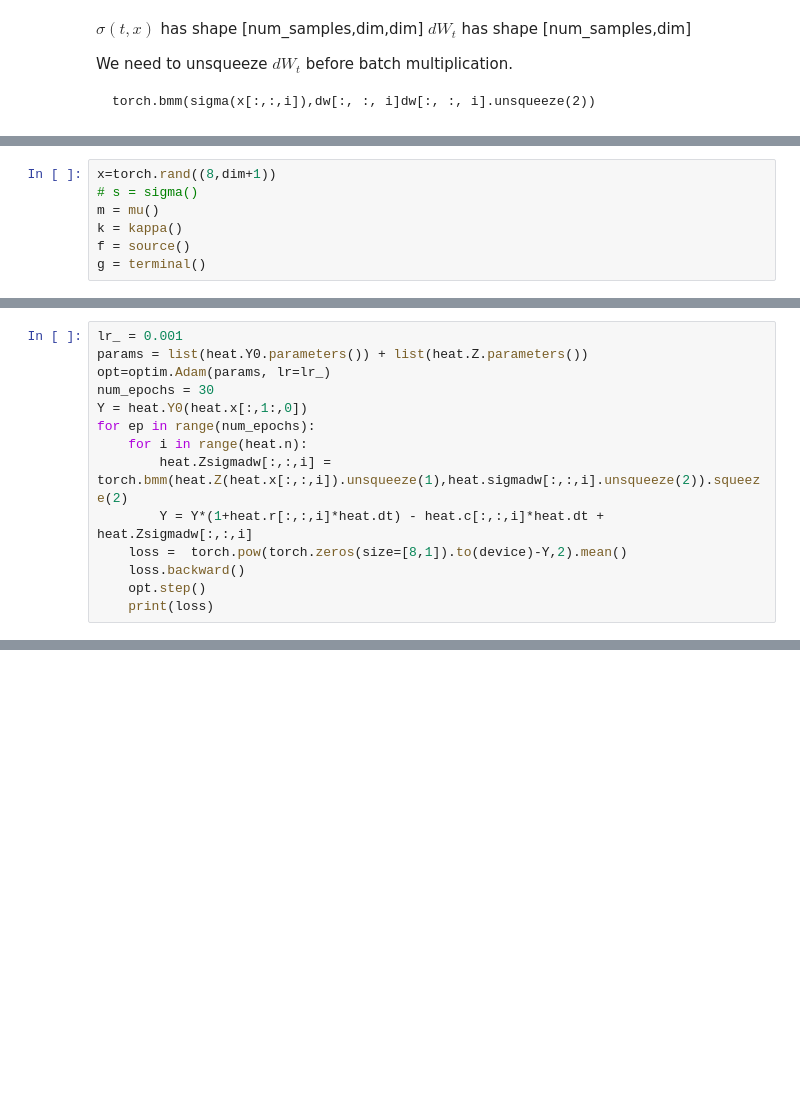
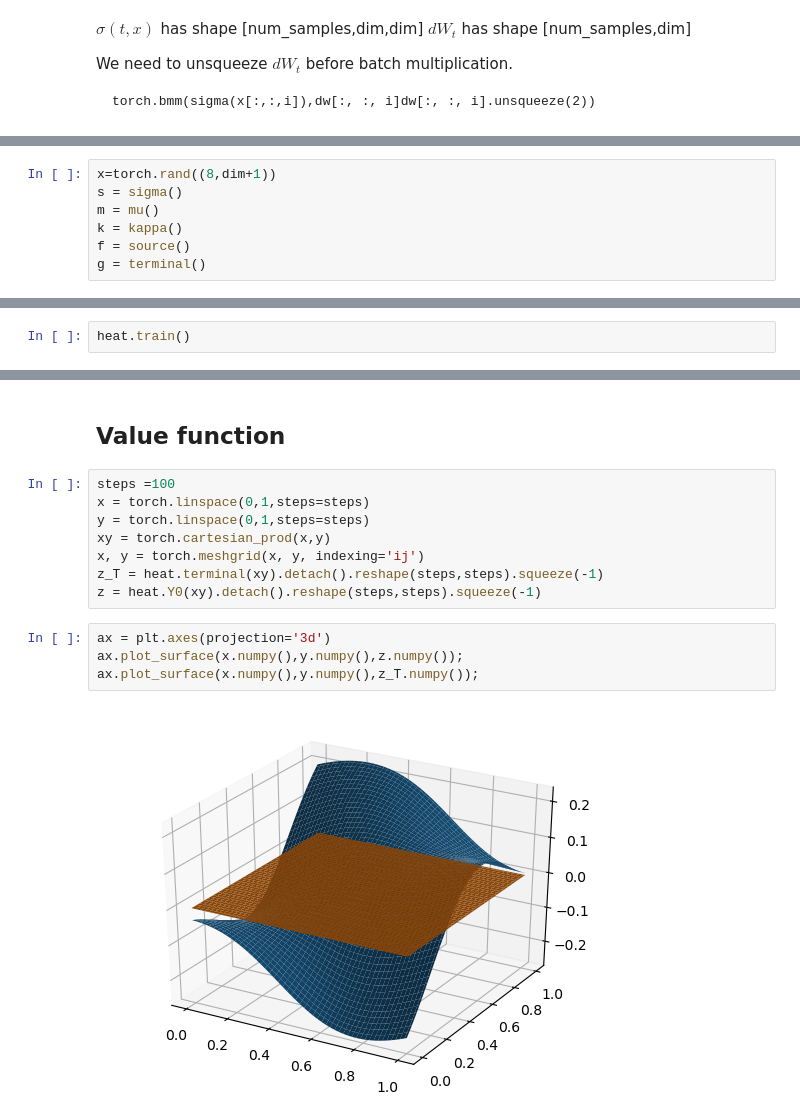
Before and after one commit to arashfahim/reduction-method-for-fully-nonlinear-PDEs, a Jupyter notebook: Rewrite.ipynb, the cells around one changed output, grey strips where cells are left out. Drawn from its saved outputs; the diff is of its cells as text; blank space fills up the shorter version.

```diff
--- a/Rewrite.ipynb
+++ b/Rewrite.ipynb
@@ -472,7 +472,7 @@ class Znet(nn.Module): #input [M,D+1]   #output [M,1]
         return logits#.reshape([dim,dim])
 # %%
 x=torch.rand((8,dim+1))
-# s = sigma()
+s = sigma()
 m = mu()
 k = kappa()
 f = source()
@@ -534,14 +546,0 @@ NameError: name 's' is not defined
-# %%
-lr_ = 0.001
-params = list(heat.Y0.parameters()) + list(heat.Z.parameters())
-opt=optim.Adam(params, lr=lr_)
-num_epochs = 30
-Y = heat.Y0(heat.x[:,1:,0])
-for ep in range(num_epochs):
-    for i in range(heat.n):
-        heat.Zsigmadw[:,:,i] = torch.bmm(heat.Z(heat.x[:,:,i]).unsqueeze(1),heat.sigmadw[:,:,i].unsqueeze(2)).squeeze(2)
-        Y = Y*(1+heat.r[:,:,i]*heat.dt) - heat.c[:,:,i]*heat.dt + heat.Zsigmadw[:,:,i]
-    loss =  torch.pow(torch.zeros(size=[8,1]).to(device)-Y,2).mean()
-    loss.backward()
-    opt.step()
-    print(loss)
@@ -607,0 +547,2 @@ RuntimeError: Trying to backward through the graph a second time (or directly ac
+# %%
+heat.train()
@@ -607,0 +567,16 @@ RuntimeError: Trying to backward through the graph a second time (or directly ac
+# %% [markdown]
+## Value function
+# %%
+steps =100
+x = torch.linspace(0,1,steps=steps)
+y = torch.linspace(0,1,steps=steps)
+xy = torch.cartesian_prod(x,y)
+x, y = torch.meshgrid(x, y, indexing='ij')
+z_T = heat.terminal(xy).detach().reshape(steps,steps).squeeze(-1)
+z = heat.Y0(xy).detach().reshape(steps,steps).squeeze(-1)
+# %%
+ax = plt.axes(projection='3d')
+ax.plot_surface(x.numpy(),y.numpy(),z.numpy());
+ax.plot_surface(x.numpy(),y.numpy(),z_T.numpy());
+# %% [output]
+[figure, added]
```
Also changed, not shown: parts of 11 cells of this notebook.
